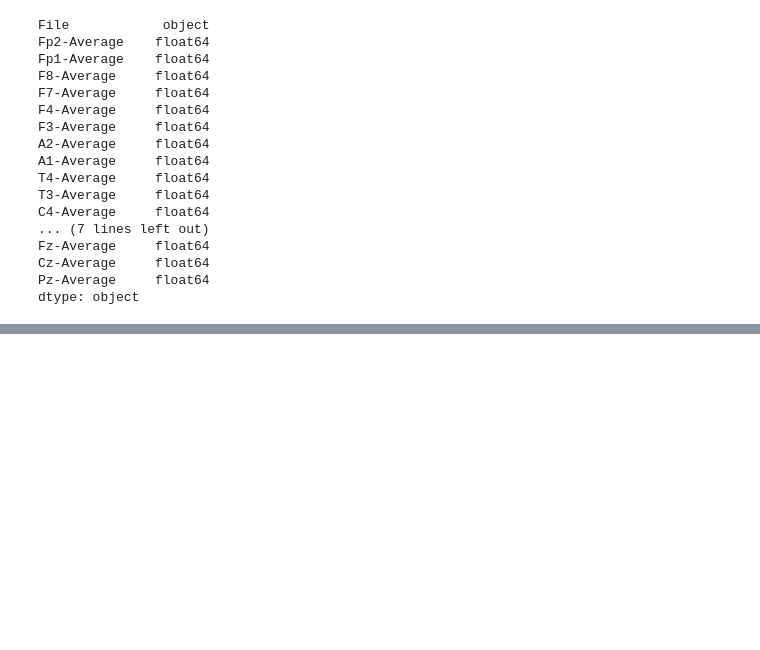
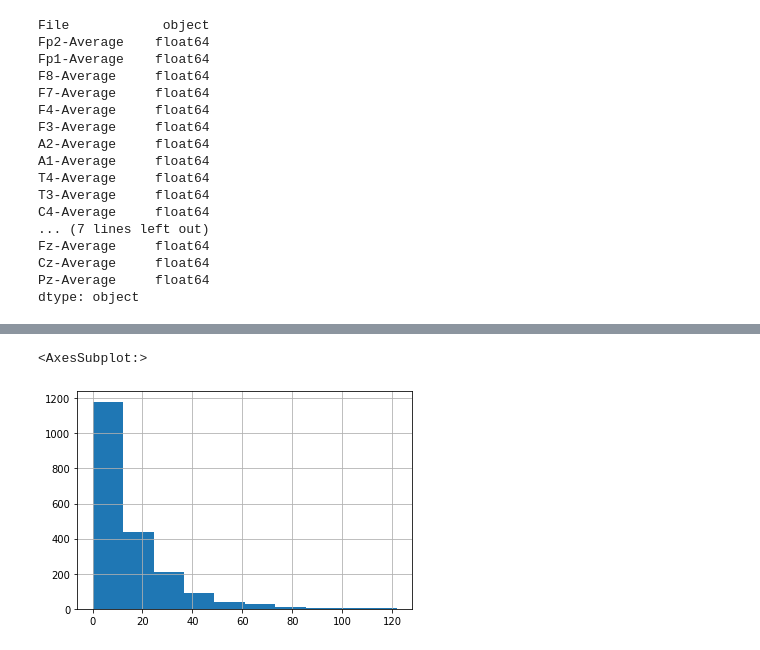
Before and after one commit to augenstern-23/eeg_smokers, a Jupyter notebook: data_exploration.ipynb, the cells around one changed output, grey strips where cells are left out. Saved outputs shown, nothing was run; the diff lists cells and outputs as text; code cells hidden in the pictures; blank space fills up the shorter version.

```diff
--- a/data_exploration.ipynb
+++ b/data_exploration.ipynb
@@ -336,0 +356,5 @@ dtype: object
+# %%
+df_alpha.mean(axis=1).hist()
+# %% [output]
+<AxesSubplot:>
+[figure, added]
```
Also changed, not shown: parts of 15 cells of this notebook.
